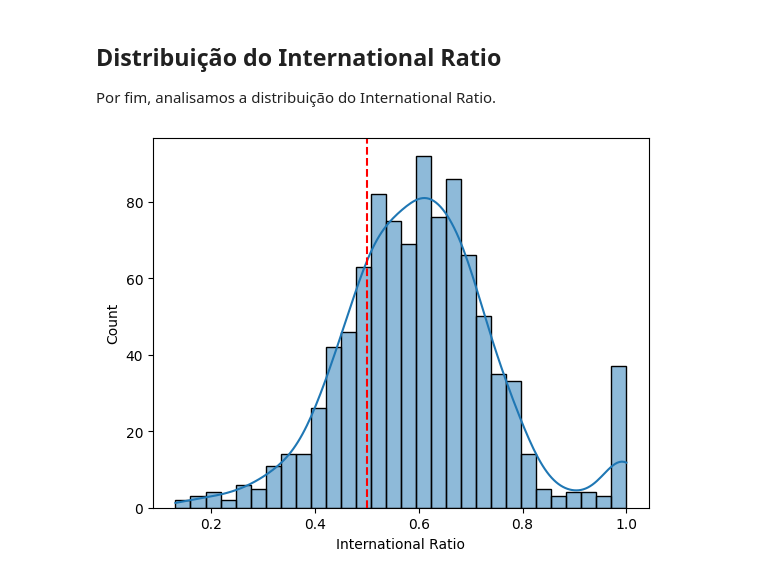
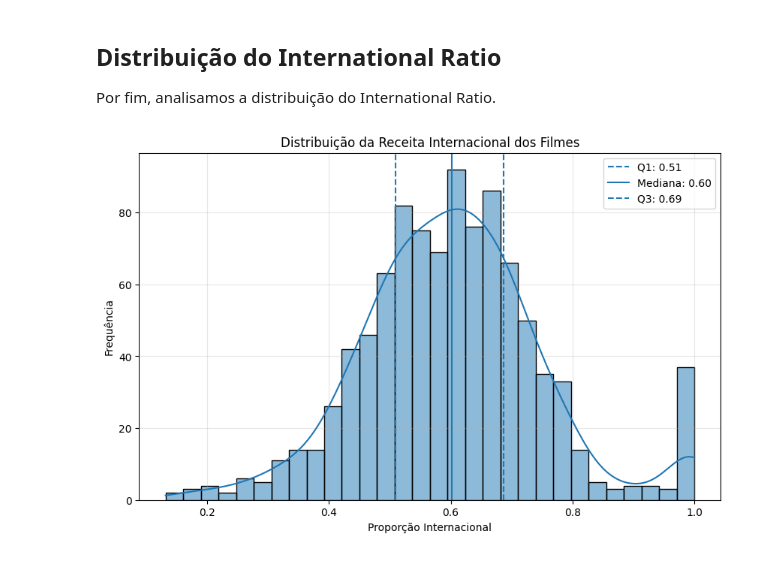
Before and after one commit to gabrielaniceto1/TrabalhoEstatistica, a Jupyter notebook: pergunta3.ipynb, the cells around one changed output. Drawn from its saved outputs; the diff is of its cells as text; code cells hidden in the pictures.

```diff
--- a/pergunta3.ipynb
+++ b/pergunta3.ipynb
@@ -368,11 +368,32 @@ Desvio padrão: 0.14928359607296088
 
 Por fim, analisamos a distribuição do International Ratio.
 # %%
-sns.histplot(df_filtrado['International Ratio'], bins=30, kde=True)
-plt.axvline(0.5, color='red', linestyle='--')
+plt.figure(figsize=(10,6))
+
+sns.histplot(
+    df_filtrado['International Ratio'],
+    bins=30,
+    kde=True
+)
+
+q1 = df_filtrado['International Ratio'].quantile(0.25)
+median = df_filtrado['International Ratio'].median()
+q3 = df_filtrado['International Ratio'].quantile(0.75)
+
+plt.axvline(q1, linestyle='--', label=f"Q1: {q1:.2f}")
+plt.axvline(median, linestyle='-', label=f"Mediana: {median:.2f}")
+plt.axvline(q3, linestyle='--', label=f"Q3: {q3:.2f}")
+
+plt.title("Distribuição da Receita Internacional dos Filmes")
+plt.xlabel("Proporção Internacional")
+plt.ylabel("Frequência")
+
+plt.legend()
+plt.grid(alpha=0.3)
+
 plt.show()
 # %% [output]
-[figure, old version]
+[figure, new version]
 # %% [markdown]
 A linha em 0.5 representa um equilíbrio entre mercado doméstico e internacional.
 
```
Also changed, not shown: parts of 7 cells of this notebook.
